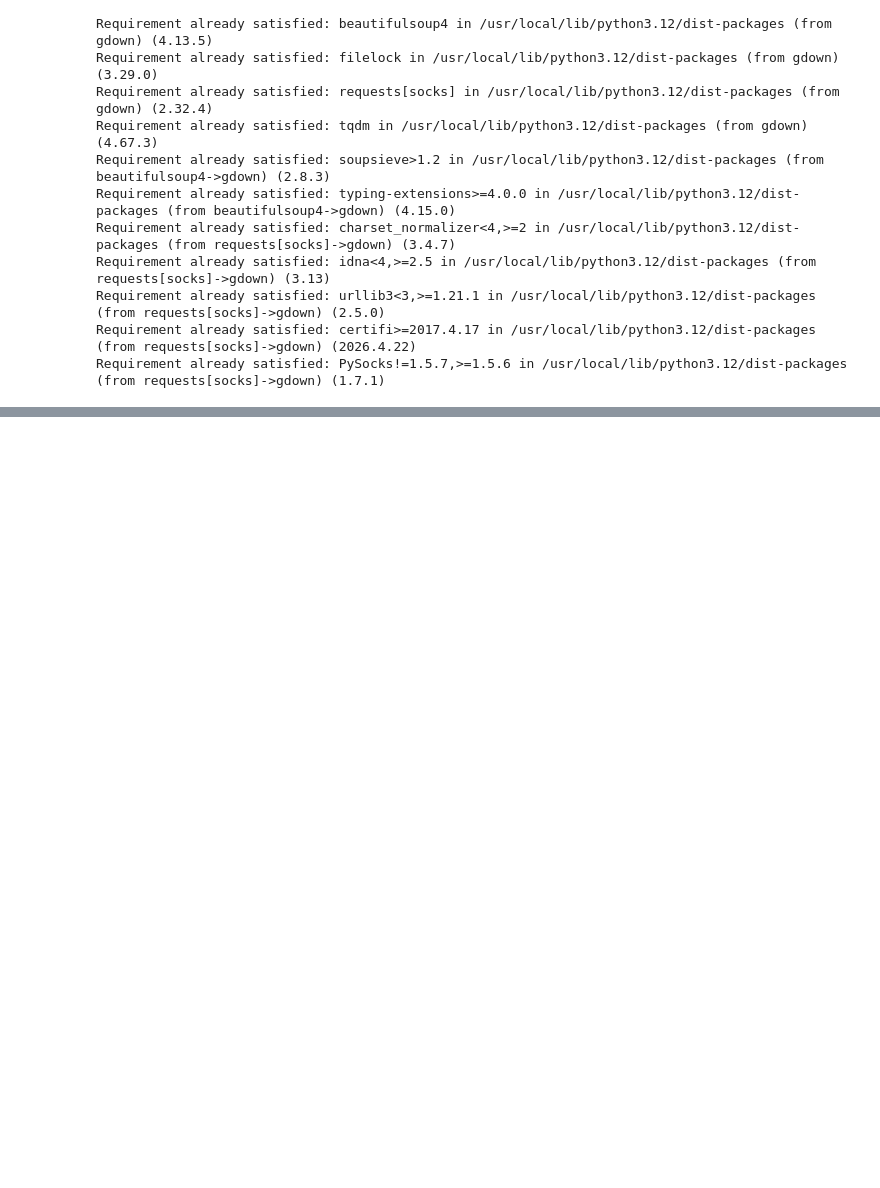
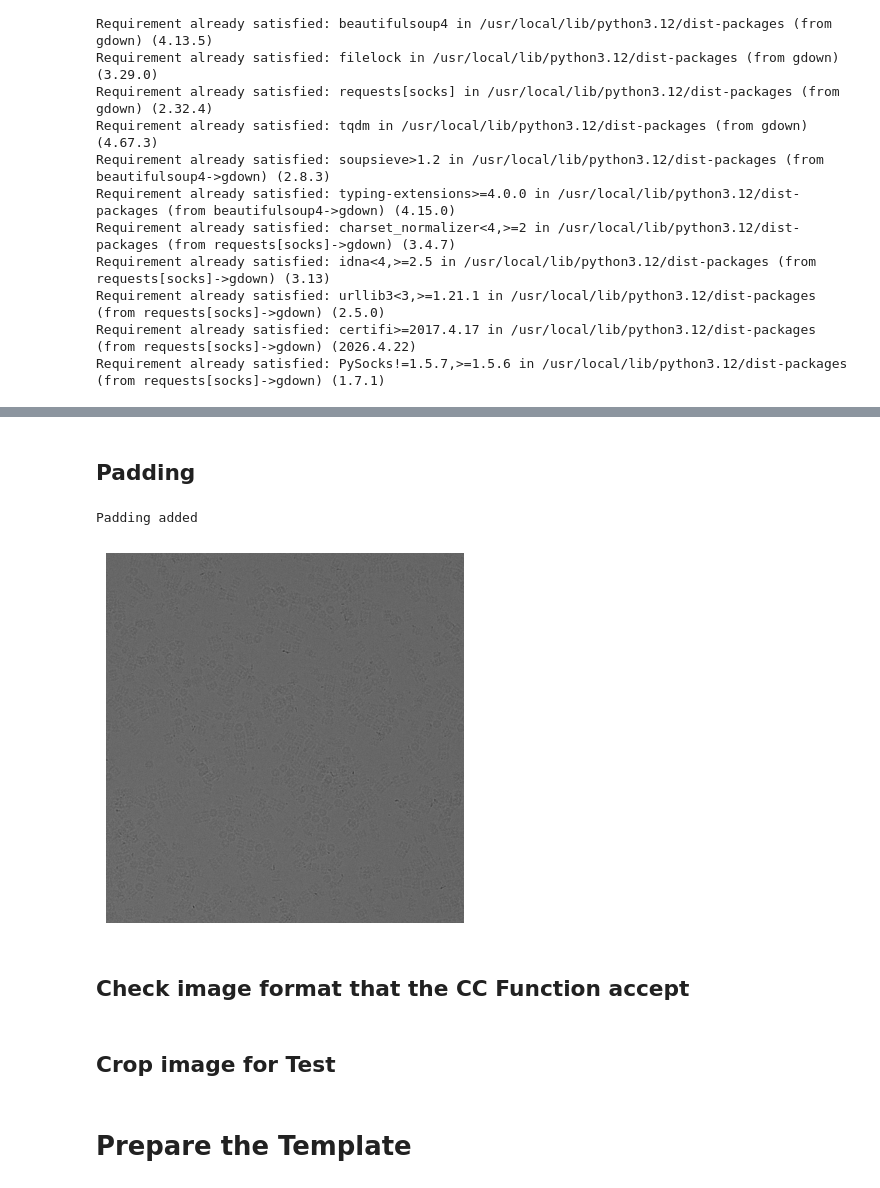
Before and after one commit to saran-944/Projet_GPI_SD, a Jupyter notebook: Projet_GPI.ipynb, the cells around one changed output, grey strips where cells are left out. Drawn from its saved outputs; the diff is of its cells as text; code cells hidden in the pictures; blank space fills up the shorter version.

```diff
--- a/Projet_GPI.ipynb
+++ b/Projet_GPI.ipynb
@@ -233,10 +242,24 @@ with mrcfile.open(output_path, permissive= True) as mrc:
+# %% [markdown]
+## Padding
 # %%
 def padding(image, factor):
   h, w = image.shape
 
   pad_h = (factor - h % factor) % factor
   pad_w = (factor - w % factor) % factor
 
   padded_image = np.pad(image, ((0, pad_h), (0, pad_w)), mode='constant', constant_values=0)
+  return padded_image
 
-  return padded_image
+print(f"Padding added")
+
+padded = padding(normalized, 2)
+
+plt.imshow(padded, cmap='gray')
+plt.axis('off')
+plt.show()
+# %% [output]
+Padding added
+[figure, added]
+# %% [markdown]
+## Check image format that the CC Function accept
@@ -242,0 +270,2 @@ def padding(image, factor):
+# %% [markdown]
+## Crop image for Test
@@ -242,0 +276,2 @@ def padding(image, factor):
+# %% [markdown]
+# Prepare the Template
```
Also changed, not shown: parts of 14 cells of this notebook.
